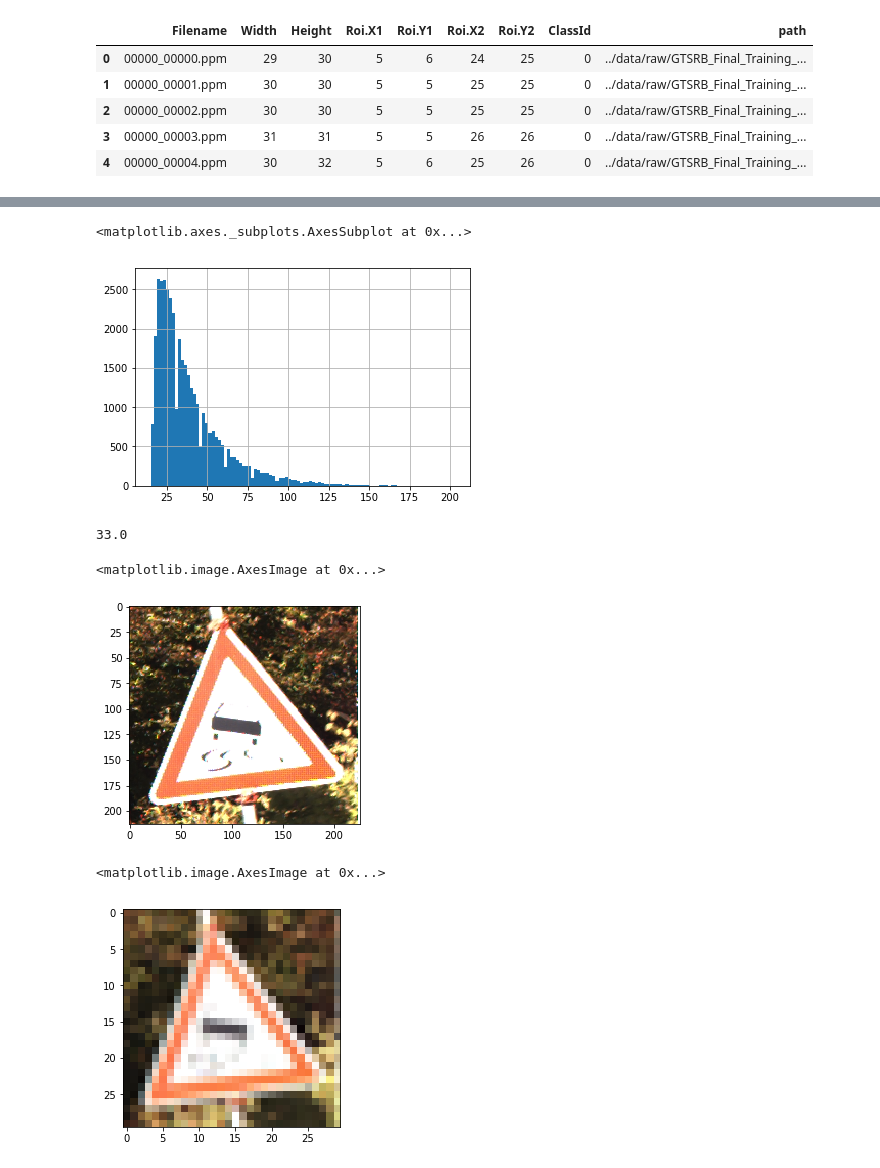
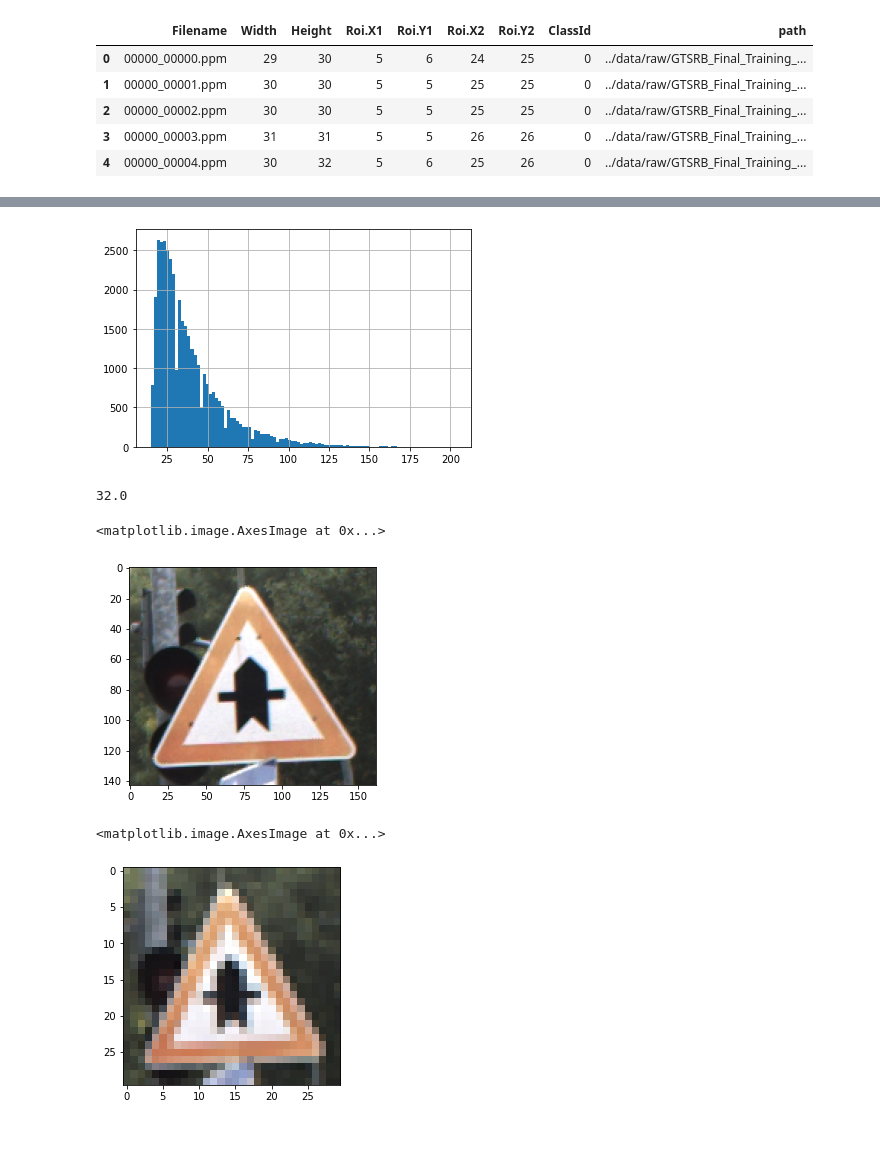
Before and after one commit to Elisa-sebastian/traffic, a Jupyter notebook: notebooks/reading_images.ipynb, the cells around one changed output, grey strips where cells are left out. Cells and saved outputs as stored; diff of their text form; code cells hidden in the pictures; blank space fills up the shorter version.

```diff
--- a/notebooks/reading_images.ipynb
+++ b/notebooks/reading_images.ipynb
@@ -26,9 +38,9 @@ def build_images_database(path):
     ----------
     path: path pattern to read csv files containing images information
 
-    Return
-    ------
-    A pandas DataFrame
+    Returns
+    -------
+    A pandas DataFrame with one line per image
     """
     df_list = []
     for filename in glob.glob(path):
@@ -45,7 +57,7 @@ def build_images_list(filename_list, boxes_list=None):
     Parameters
     ----------
     filename_list: list of images filenames
-    boxes_list: optional list of boxes for clipping within image. Boxes aere 4 tuples (x1, y1, x2, y2).
+    boxes_list: optional list of boxes for clipping within images. Boxes are 4-tuples (x1, y1, x2, y2).
 
     Returns
     -------
@@ -53,20 +65,36 @@ def build_images_list(filename_list, boxes_list=None):
 
     """
 
-    # If no boxes_list is given, generate a fake boxes list with None boxes with the good size
+    # If no boxes_list is given, generate a fake boxes list with None boxes
     # image.resize will take full size images if argument box == None
     if boxes_list is None:
         boxes_list = [None] * len(filename_list)
 
-    assert len(filename_list) == len(boxes_list), "filenames list and boxes list must have the same length"
+    assert len(filename_list) == len(boxes_list), "filenames and boxes lists must have the same length"
+
     images_list = []
     for (filename, image_box) in zip(filename_list, boxes_list):
         image = Image.open(filename)
-        image = image.resize((IMAGE_WIDTH, IMAGE_HEIGHT), box=image_box) # box argument clips image
+        image = image.resize((IMAGE_WIDTH, IMAGE_HEIGHT), box=image_box) # box argument clips image to (x1, y1, x2, y2)
         image = np.array(image)
         images_list.append(image)
 
     return images_list
+
+
+def build_classes_array(df, col_name='ClassId'):
+    """Build a vector (numpy array) of classes
+
+    Parameters
+    ----------
+    df: pandas DataFrame with a column containing classes id
+
+    Returns
+    -------
+    Numpy array with image classes
+
+    """
+    return df[col_name].values
 # %%
 images_df = build_images_database(TRAINING_CSV_PATH)
 images_df.head()
@@ -169,22 +142,21 @@ Name: Width, Length: 187, dtype: int64
 # %%
-(images_df['Roi.X2'] - images_df['Roi.X1']).hist(bins=100)
+(images_df['Roi.X2'] - images_df['Roi.X1']).hist(bins=100);
 # %% [output]
-<matplotlib.axes._subplots.AxesSubplot at 0x...>
-[figure, old version]
+[figure, new version]
 # %%
-(images_df['Roi.X2'] - images_df['Roi.X1']).median()
+(images_df['Roi.Y2'] - images_df['Roi.Y1']).median()
 # %% [output]
-33.0
+32.0
 # %%
-plt.imshow(Image.open(images_df.query('Width == 226')['path'].values[0]))
+plt.imshow(Image.open(images_df.query('Width == 162')['path'].values[0]))
 # %% [output]
 <matplotlib.image.AxesImage at 0x...>
-[figure, old version]
+[figure, new version]
 # %%
-plt.imshow(Image.open(images_df.query('Width == 226')['path'].values[0]).resize((30,30)))
+plt.imshow(Image.open(images_df.query('Width == 162')['path'].values[0]).resize((30, 30)))
 # %% [output]
 <matplotlib.image.AxesImage at 0x...>
-[figure, old version]
+[figure, new version]
 # %%
 from PIL import Image
 
```
Also changed, not shown: parts of 49 cells of this notebook.
